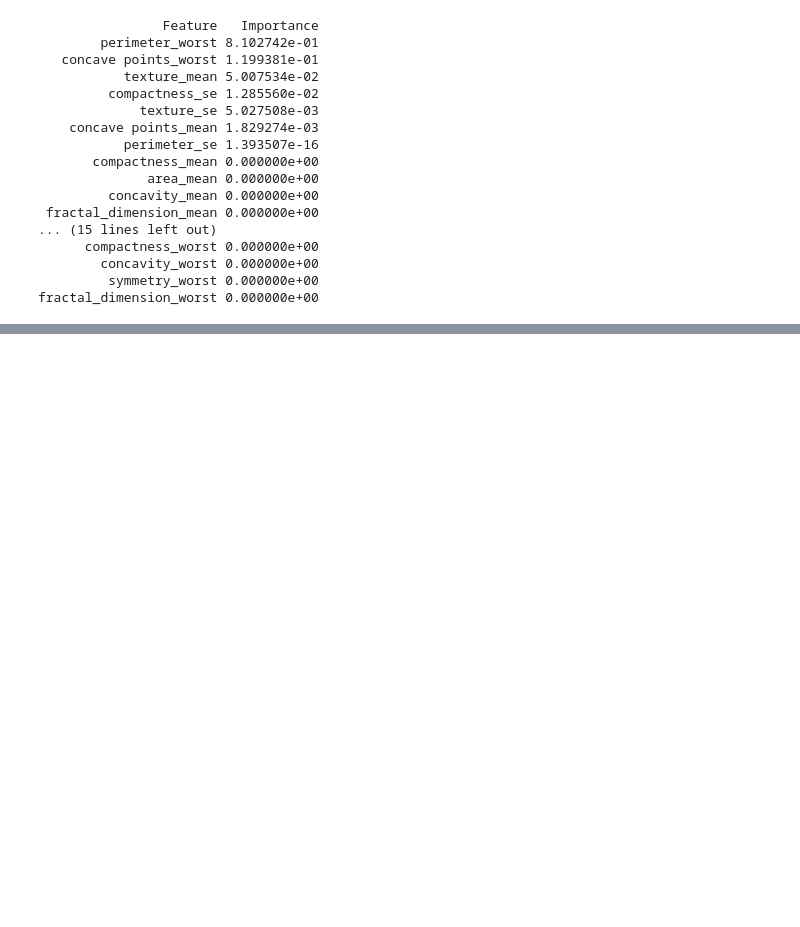
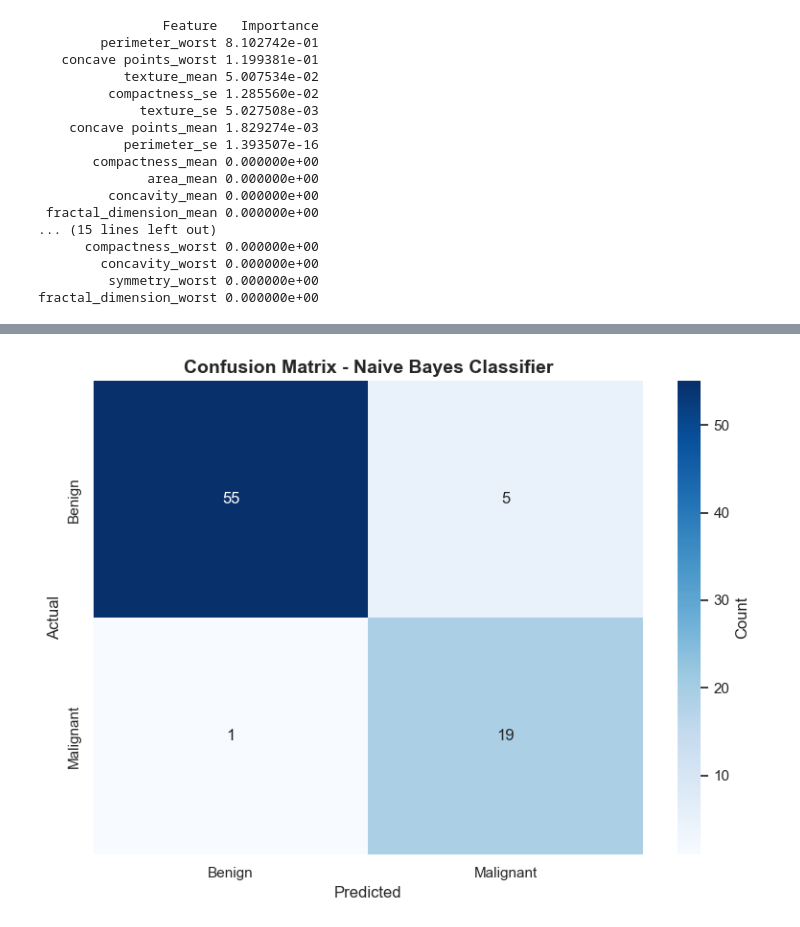
Before and after one commit to somayagalal/Prediction-for-type-of-Breast-Cancer, a Jupyter notebook: main.ipynb, the cells around one changed output, grey strips where cells are left out. Cells and saved outputs as stored; diff of their text form; code cells hidden in the pictures; blank space fills up the shorter version.

Commit message:
Add Naive Bayes section and generated plots

```diff
--- a/main.ipynb
+++ b/main.ipynb
@@ -889,0 +940,21 @@ fractal_dimension_worst 0.000000e+00
+# %%
+from sklearn.metrics import confusion_matrix
+import seaborn as sns
+import matplotlib.pyplot as plt
+
+cm_nb = confusion_matrix(y_test, y_pred_test_nb)
+
+fig, ax = plt.subplots(figsize=(8, 6))
+sns.heatmap(cm_nb, annot=True, fmt='d', cmap='Blues',
+            xticklabels=['Benign', 'Malignant'],
+            yticklabels=['Benign', 'Malignant'],
+            cbar_kws={'label': 'Count'},
+            ax=ax)
+ax.set_xlabel("Predicted", fontsize=12)
+ax.set_ylabel("Actual", fontsize=12)
+ax.set_title("Confusion Matrix - Naive Bayes Classifier", fontsize=14, fontweight='bold')
+plt.tight_layout()
+plt.savefig('outputs/plots/16_naive_bayes_confusion_matrix.png', dpi=300, bbox_inches='tight')
+plt.show()
+# %% [output]
+[figure, added]
```
Also changed, not shown: parts of 6 cells of this notebook, 17 other files.
